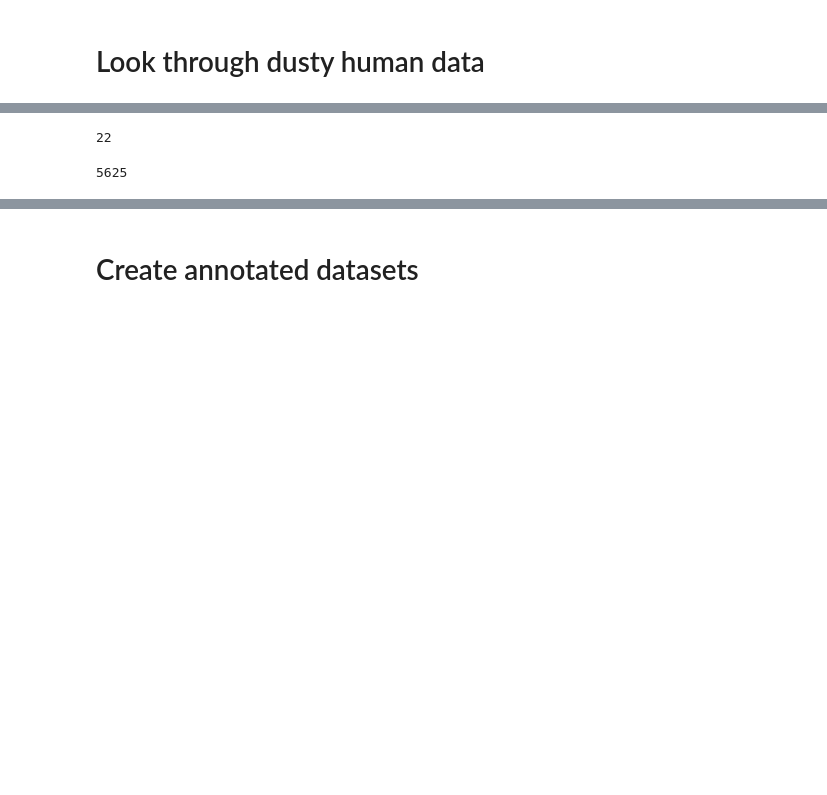
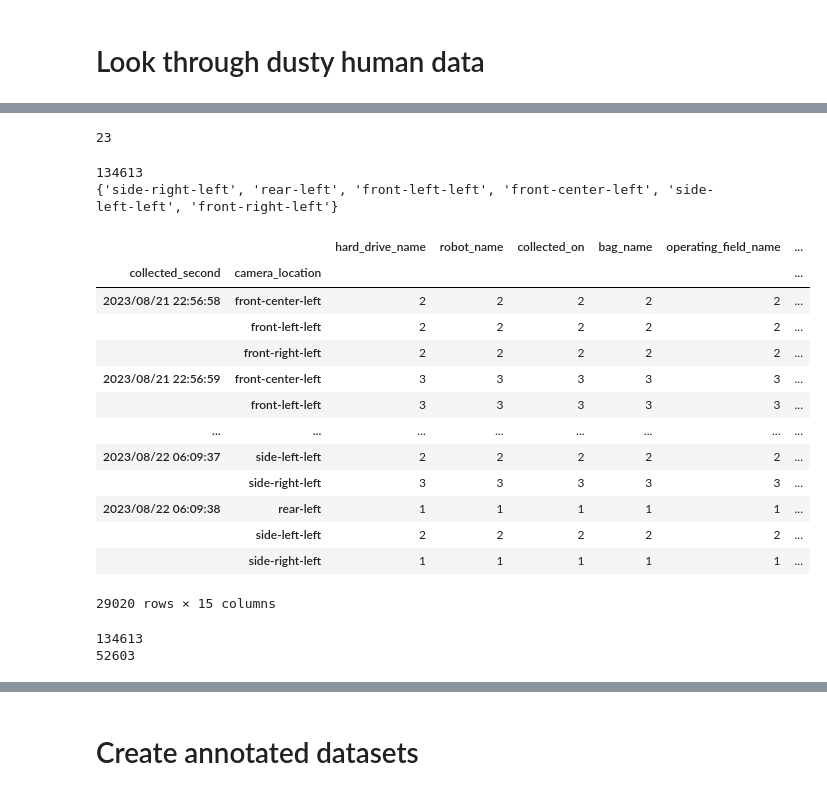
Before and after one commit to Alex17Li/scripts, a Jupyter notebook: notebooks/get_dust_bags_2.ipynb, the cells around one changed output, grey strips where cells are left out. Drawn from its saved outputs; the diff is of its cells as text; code cells hidden in the pictures; blank space fills up the shorter version.

Commit message:
Get dust bags 2

```diff
--- a/notebooks/get_dust_bags_2.ipynb
+++ b/notebooks/get_dust_bags_2.ipynb
@@ -32,9 +33,8 @@ pd.set_option('display.max_rows', 500)
 athena = AthenaClient()
 s3 = boto3.resource('s3')
 tf = TimezoneFinderL()
-from pathlib import Path
 home = Path(os.path.expanduser('~'))
-data_path = home / 'data'
+data_path = Path(os.environ['OUTPUT_PATH']) / "manny_2"
 # %%
 hard_drive_names = ['JUPD-061_2023-8-21']
 # %%
@@ -169,39 +142,72 @@ pretty.install()
 df_dusty = df_dusty[df_dusty['special_notes'].notna()]
 # https://bluerivertechnology.atlassian.net/wiki/spaces/JUPT/pages/3029106724/JQA-408+Post+Test+Report
 valid_notes = [
-    'dust_pos10-atmp-2'
-    'dust-dusk-pos4',
+    'dust-Night-pos-1',
+    'dust-Night-pos-2',
+    'dust-Night-pos-3',
     'dust-Night-pos-4',
+    'dust-Night-pos-5',
     'dust-Night-pos-6',
-    'dust-dusk-pos3',
-    'dust-Night-pos-2',
-    'dust_pos7',
-    'dust_pos10',
     'dust-Night-pos-7',
-    'dust-dusk-pos5',
-    'dust-Night-pos-3',
-    'dust-Night-pos-1',
-    'dust_pos9',
+    'dust-Night-pos-8',
+    'dust-Night-pos-9',
     'dust-Night-pos-10',
     'dust-dusk-pos1',
+    'dust-dusk-pos2',
+    'dust-dusk-pos3',
+    'dust-dusk-pos4',
+    'dust-dusk-pos5',
     'dust_pos6',
-    'dust-Night-pos-8',
+    'dust_pos6-atmp-2',
+    'dust_pos7',
     'dust_pos8',
+    'dust_pos9',
     'dust_pos9-atmp-2',
-    'dust_pos6-atmp-2',
-    'dust-dusk-pos2',
-    'dust-Night-pos-9',
-    'dust-Night-pos-5',
+    'dust_pos10',
+    'dust_pos10-atmp-2'
 ]
 print(len(valid_notes))
 df_dusty = df_dusty[df_dusty['special_notes'].isin(valid_notes)]
 # %% [output]
-22
+23
 # %%
 df_dusty = df_dusty.sort_values('collected_on')
 # %%
-len(df_dusty.sort_values('collected_on'))
+print(len(df_dusty.sort_values('collected_on')))
+print(set(df_dusty['camera_location']))
 # %% [output]
-5625
+134613
+{'side-right-left', 'rear-left', 'front-left-left', 'front-center-left', 'side-left-left', 'front-right-left'}
+# %%
+def get_second(pddatetime):
+    return pddatetime.strftime('%Y/%m/%d %H:%M:%S')
+df_dusty['collected_second'] = df_dusty['collected_on'].apply(get_second)
+# %%
+ok_groups = df_dusty.groupby(['collected_second', 'camera_location']).first()['group_id']
+df_dusty_subset = df_dusty[df_dusty['group_id'].isin(ok_groups)]
+# %%
+df_dusty_subset.groupby(['collected_second', 'camera_location']).count()
+# %% [output]
+|  |  | hard_drive_name | robot_name | collected_on | bag_name | operating_field_name | ... |
+| collected_second | camera_location |  |  |  |  |  | ... |
+| 2023/08/21 22:56:58 | front-center-left | 2 | 2 | 2 | 2 | 2 | ... |
+|  | front-left-left | 2 | 2 | 2 | 2 | 2 | ... |
+|  | front-right-left | 2 | 2 | 2 | 2 | 2 | ... |
+| 2023/08/21 22:56:59 | front-center-left | 3 | 3 | 3 | 3 | 3 | ... |
+|  | front-left-left | 3 | 3 | 3 | 3 | 3 | ... |
+| ... | ... | ... | ... | ... | ... | ... | ... |
+| 2023/08/22 06:09:37 | side-left-left | 2 | 2 | 2 | 2 | 2 | ... |
+|  | side-right-left | 3 | 3 | 3 | 3 | 3 | ... |
+| 2023/08/22 06:09:38 | rear-left | 1 | 1 | 1 | 1 | 1 | ... |
+|  | side-left-left | 2 | 2 | 2 | 2 | 2 | ... |
+|  | side-right-left | 1 | 1 | 1 | 1 | 1 | ... |
+29020 rows × 15 columns
+# %%
+print(len(df_dusty))
+print(len(df_dusty_subset))
+df_dusty = df_dusty_subset
+# %% [output]
+134613
+52603
 # %%
 for key in valid_notes:
```
Also changed, not shown: parts of 14 cells of this notebook, 2 other files.
